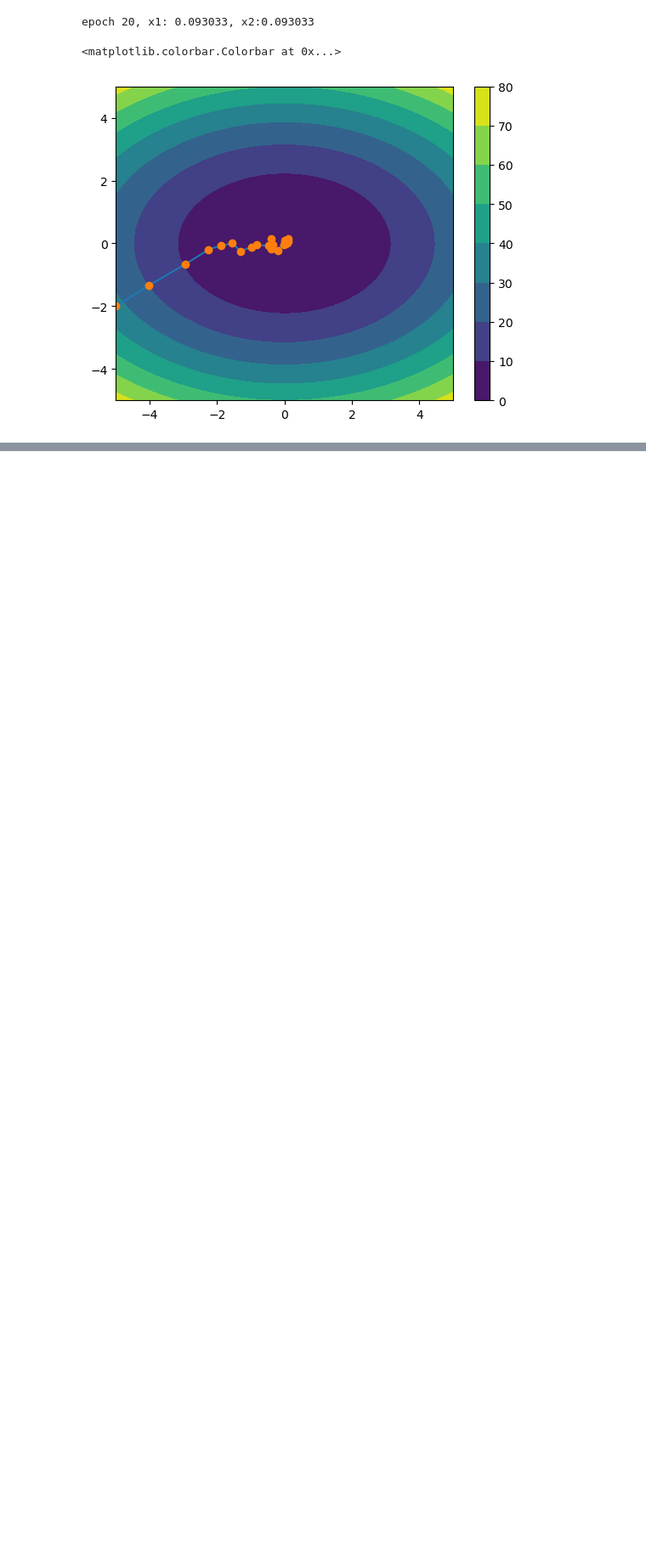
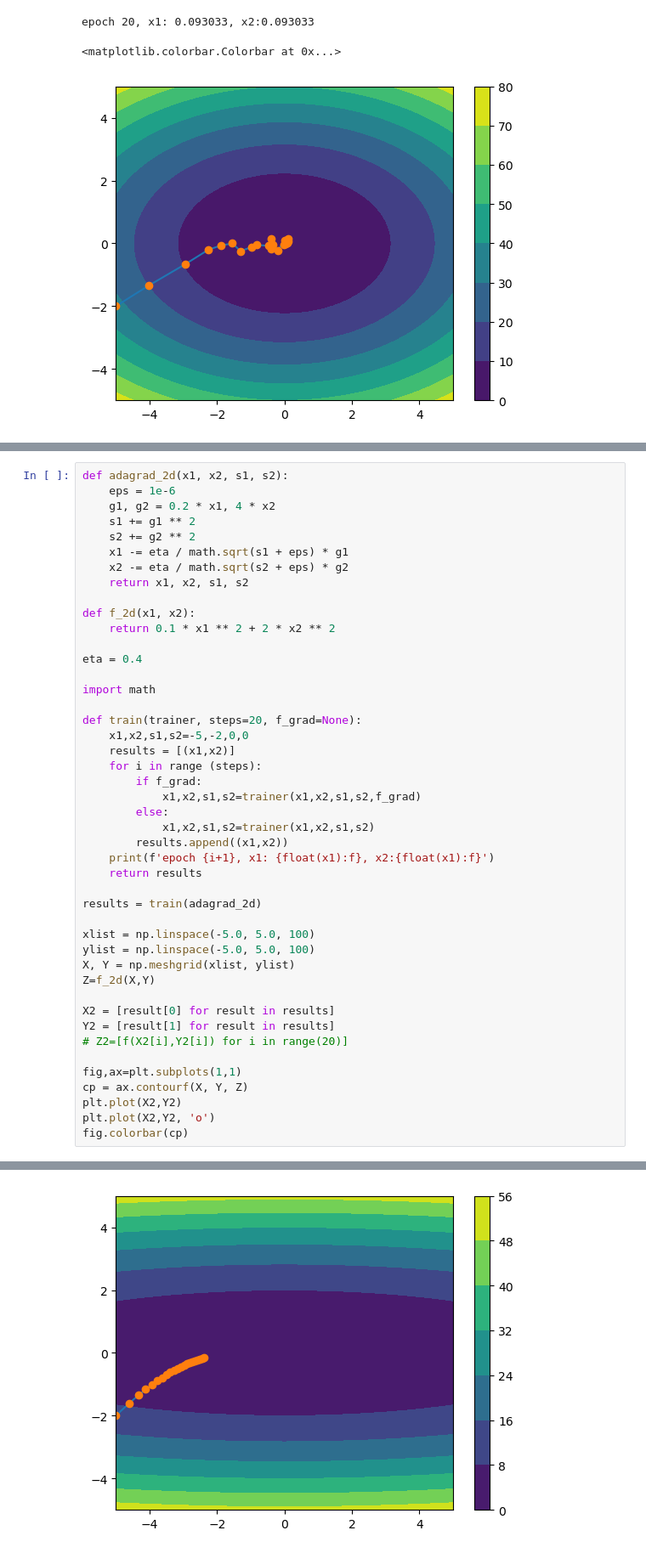
Before and after one commit to FlyingWhalesHQ/flying-whales-blog, a Jupyter notebook: _notebooks/31Optimizers.ipynb, the cells around one changed output, grey strips where cells are left out. Shown at 85% size. Drawn from its saved outputs; the diff is of its cells as text; blank space fills up the shorter version.

```diff
--- a/_notebooks/31Optimizers.ipynb
+++ b/_notebooks/31Optimizers.ipynb
@@ -288,0 +388,46 @@ fig.colorbar(cp)
+# %%
+def adagrad_2d(x1, x2, s1, s2):
+    eps = 1e-6
+    g1, g2 = 0.2 * x1, 4 * x2
+    s1 += g1 ** 2
+    s2 += g2 ** 2
+    x1 -= eta / math.sqrt(s1 + eps) * g1
+    x2 -= eta / math.sqrt(s2 + eps) * g2
+    return x1, x2, s1, s2
+
+def f_2d(x1, x2):
+    return 0.1 * x1 ** 2 + 2 * x2 ** 2
+
+eta = 0.4
+
+import math
+
+def train(trainer, steps=20, f_grad=None):
+    x1,x2,s1,s2=-5,-2,0,0
+    results = [(x1,x2)]
+    for i in range (steps):
+        if f_grad:
+            x1,x2,s1,s2=trainer(x1,x2,s1,s2,f_grad)
+        else:
+            x1,x2,s1,s2=trainer(x1,x2,s1,s2)
+        results.append((x1,x2))
+    print(f'epoch {i+1}, x1: {float(x1):f}, x2:{float(x1):f}')
+    return results
+
+results = train(adagrad_2d)
+
+xlist = np.linspace(-5.0, 5.0, 100)
+ylist = np.linspace(-5.0, 5.0, 100)
+X, Y = np.meshgrid(xlist, ylist)
+Z=f_2d(X,Y)
+
+X2 = [result[0] for result in results]
+Y2 = [result[1] for result in results]
+# Z2=[f(X2[i],Y2[i]) for i in range(20)]
+
+fig,ax=plt.subplots(1,1)
+cp = ax.contourf(X, Y, Z)
+plt.plot(X2,Y2)
+plt.plot(X2,Y2, 'o')
+fig.colorbar(cp)
+# %% [output]
@@ -288,0 +436 @@ fig.colorbar(cp)
+[figure, added]
```
Also changed, not shown: parts of 9 cells of this notebook.
